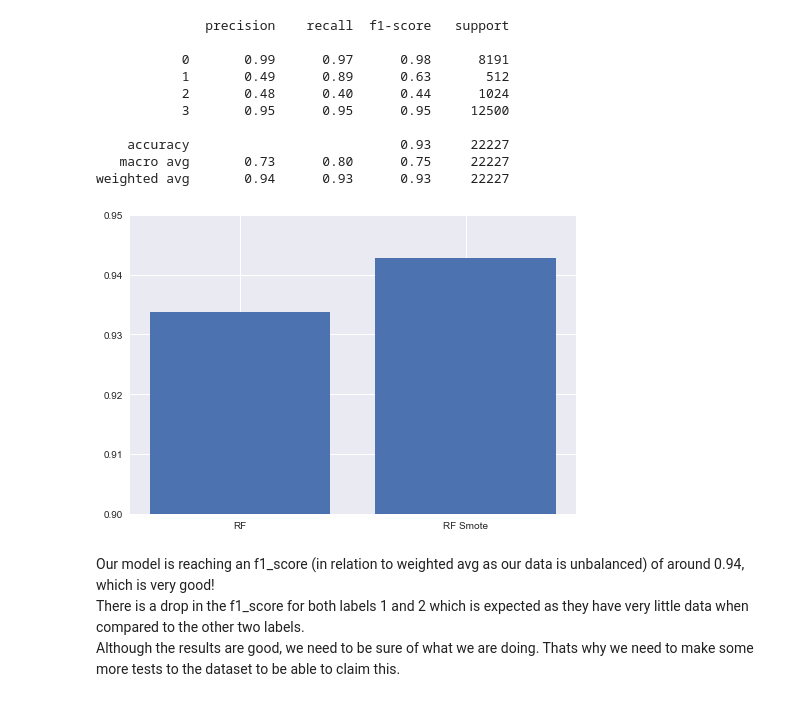
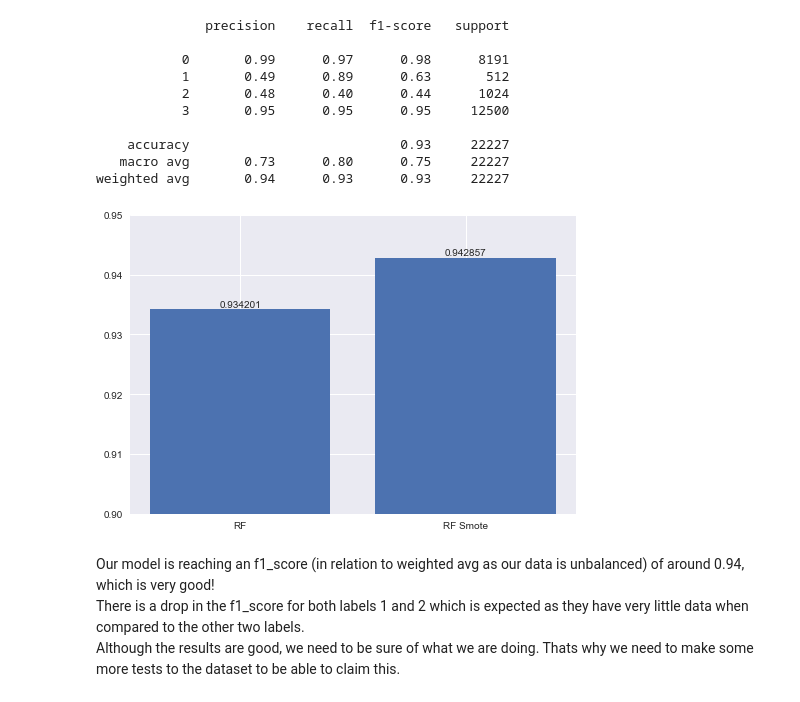
Before and after one commit to Diogogrosario/Artificial-Intelligence, a Jupyter notebook: covid-symptoms.ipynb, the cells around one changed output. Saved outputs shown, nothing was run; the diff lists cells and outputs as text; code cells hidden in the pictures.

Commit message:
Added values to bar plots

```diff
--- a/covid-symptoms.ipynb
+++ b/covid-symptoms.ipynb
@@ -349,13 +349,14 @@ results_RF_NoSmote = random_forest(inputs, labels, smote=False)
    macro avg       0.73      0.80      0.75     22227
 weighted avg       0.94      0.93      0.93     22227
 # %%
-plt.bar(
+bar_info = plt.bar(
     ['RF', 'RF Smote'],
     [results_RF_NoSmote, results_RF]
 )
-plt.ylim(.9, .95);
+plt.ylim(.9, .95)
+plt.bar_label(bar_info);
 # %% [output]
-[figure, old version]
+[figure, new version]
 # %% [markdown]
 Our model is reaching an f1_score (in relation to weighted avg as our data is unbalanced) of around 0.94, which is very good!
 There is a drop in the f1_score for both labels 1 and 2 which is expected as they have very little data when compared to the other two labels.
```
Also changed, not shown: parts of 3 cells of this notebook.
